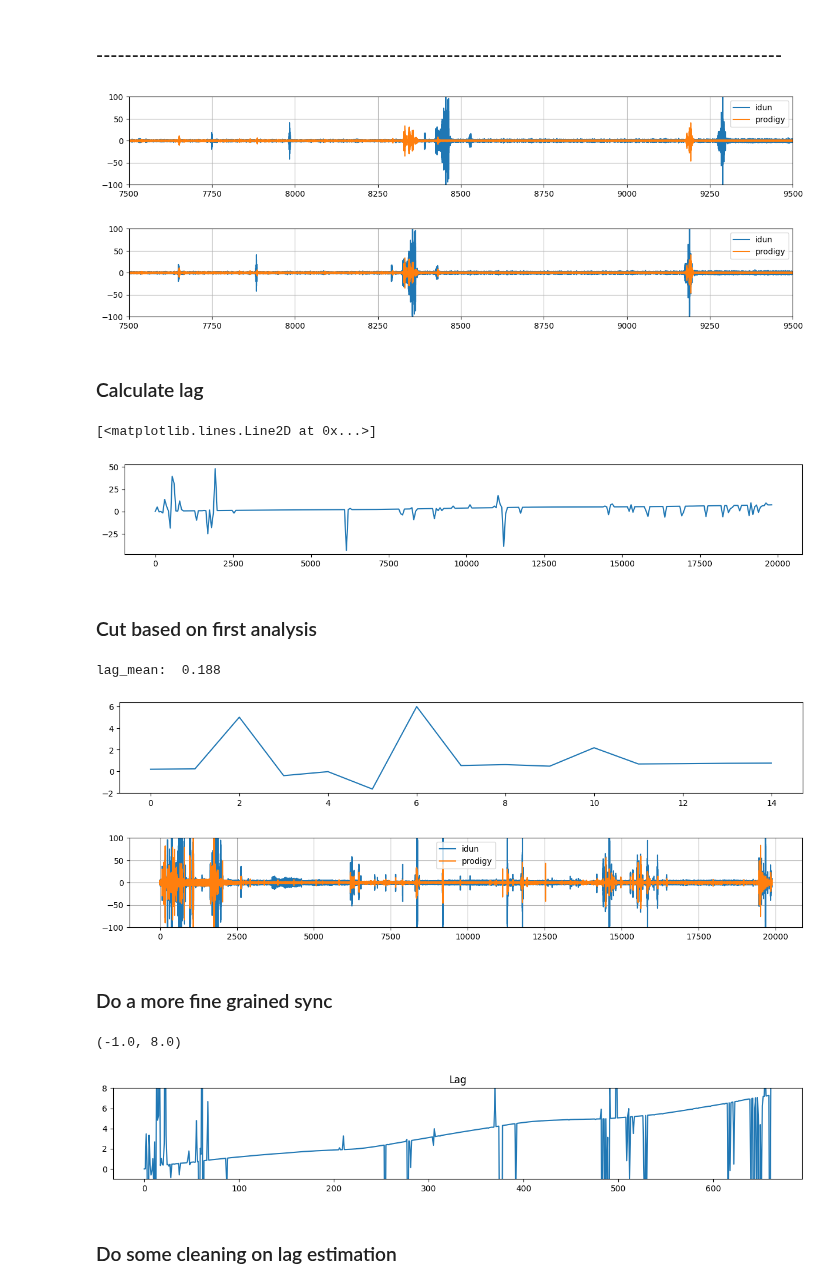
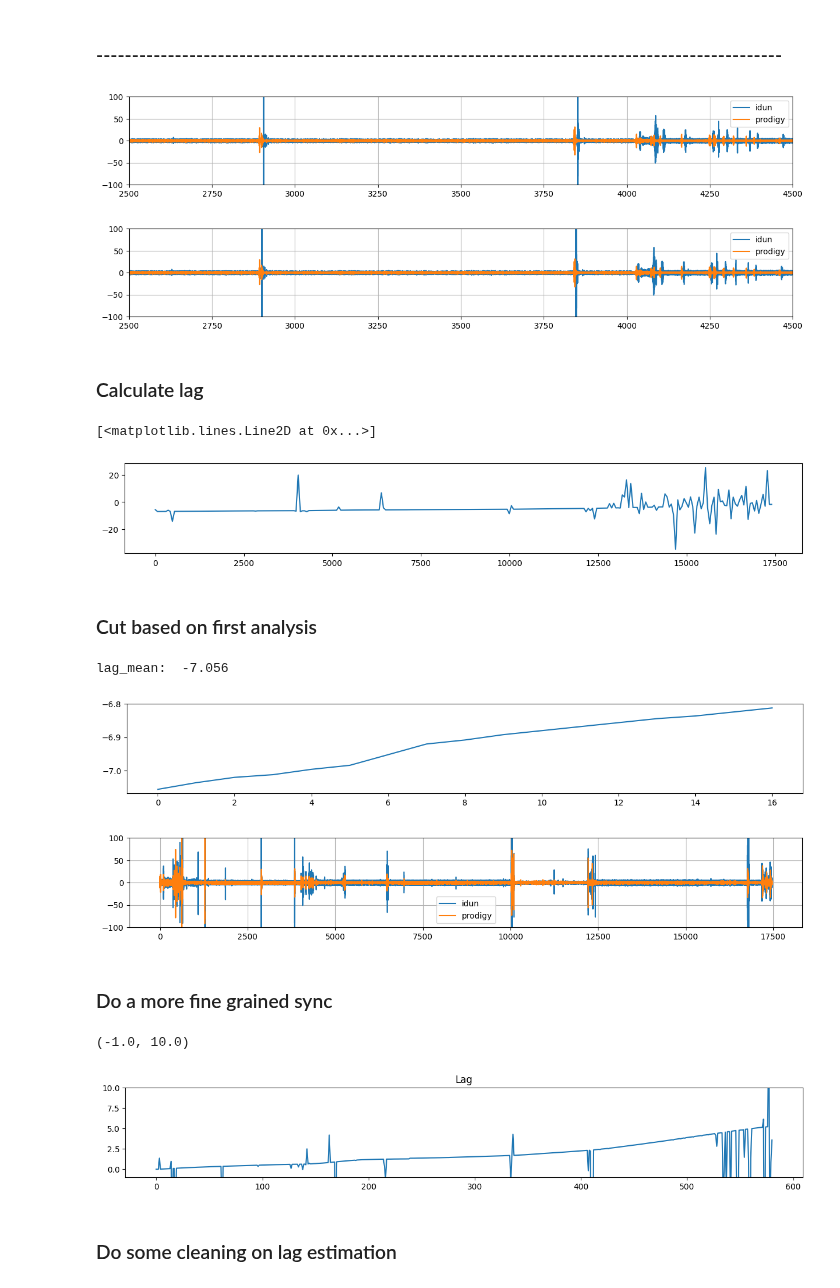
Before and after one commit to iduntech/idn-sync-data, a Jupyter notebook: sync_main.ipynb, the cells around one changed output. Cells and saved outputs as stored; diff of their text form; code cells hidden in the pictures.

```diff
--- a/sync_main.ipynb
+++ b/sync_main.ipynb
@@ -20,7 +20,7 @@ from scipy.signal import resample
 # %%
 folder = "01_Pre_study"
 subject = "S002"
-night = "night1"
+night = "night3"
 edf_file_path = glob.glob(os.path.join(folder,subject,night, '*.edf'))[0]
 csv_file_path = glob.glob(os.path.join(folder,subject,night, '*eeg.csv'))[0]
 prodigy_raw_data = mne.io.read_raw_edf(edf_file_path, preload=True)
@@ -89,7 +89,7 @@ Comparison data is longer with 190.08 seconds, cutting from end of Prodigy data
 # %% [markdown]
 ### ------------------------------------------------------------------------------------------------
 # %%
-SHIFT_SECONDS = -100
+SHIFT_SECONDS = -5
 # save as txt file the shift amount in seconds
 np.savetxt(os.path.join(folder,subject,night, 'shift_seconds.txt'), [SHIFT_SECONDS], delimiter=',')
 # %% [markdown]
@@ -100,7 +100,7 @@ idun_pre_cut_data, idun_base_pre_cut_data, prodigy_pre_cut_data, prodigy_base_pr
     SHIFT, idun_clipped_data, idun_base_clipped_data, prodigy_clipped_data, prodigy_base_clipped_df
 )
 # %%
-x_start = 7500
+x_start = 2500
 range_viz = 2000
 
 plt.figure(figsize=(15, 2))
@@ -121,8 +121,8 @@ plt.legend()
 plt.ylim(-100,100)
 plt.grid()
 # %% [output]
-[figure, old version]
+[figure, new version]
-[figure, old version]
+[figure, new version]
 # %% [markdown]
 ### Calculate lag
 # %%
@@ -148,7 +148,7 @@ plot_time_arr = plot_time_arr/config.BASE_SAMPLE_RATE
 plt.plot(plot_time_arr,np.array(lag_arr_copy)/250)
 # %% [output]
 [<matplotlib.lines.Line2D at 0x...>]
-[figure, old version]
+[figure, new version]
 # %% [markdown]
 ### Cut based on first analysis
 # %%
@@ -174,8 +174,8 @@ plt.figure(figsize=(15, 2))
 plt.plot(lag_initial/250, label='idun')
 print('lag_mean: ', lag_mean/250)
 # %% [output]
-lag_mean:  0.188
+lag_mean:  -7.056
-[figure, old version]
+[figure, new version]
 # %%
 # plot the data
 plt.figure(figsize=(15, 2))
@@ -186,7 +186,7 @@ plt.legend()
 plt.ylim(-100,100)
 plt.grid()
 # %% [output]
-[figure, old version]
+[figure, new version]
 # %% [markdown]
 ### Do a more fine grained sync
 # %%
@@ -197,12 +197,12 @@ fine_correlation_arr, fine_max_corr_arr, fine_lag_arr = calculate_epochs_lag(cut
 # %%
 fine_lag_arr_copy = fine_lag_arr.copy()
 plt.figure(figsize=(15, 2))
 plt.plot(np.array(fine_lag_arr_copy)/250)
 plt.title('Lag')
-plt.ylim(-1,8)
+plt.ylim(-1,10)
 # %% [output]
-(-1.0, 8.0)
+(-1.0, 10.0)
-[figure, old version]
+[figure, new version]
 # %% [markdown]
 ### Do some cleaning on lag estimation
 # %% [markdown]
```
Also changed, not shown: parts of 17 cells of this notebook, 1 other file.
